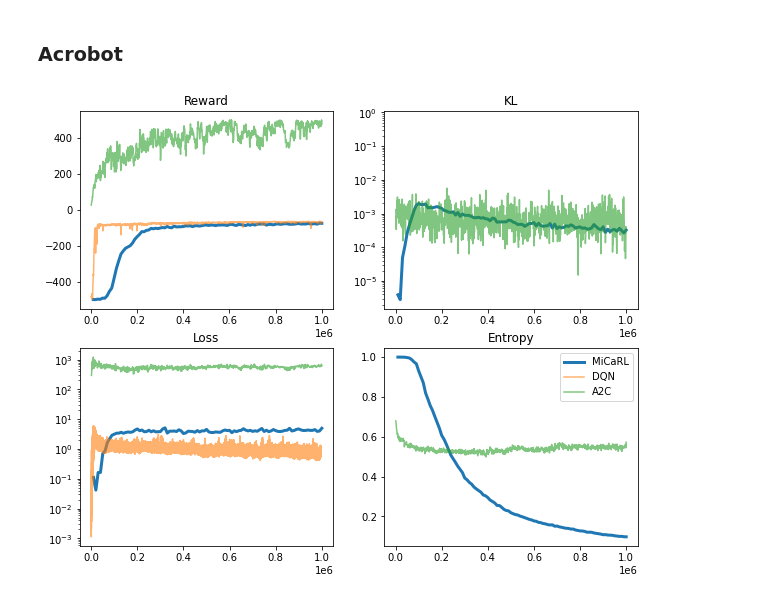
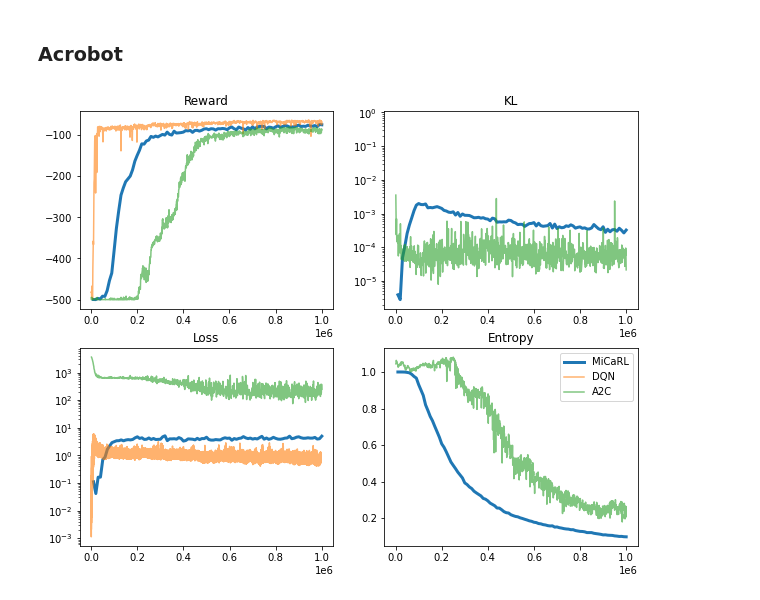
Before and after one commit to riccardodv/MirrorRL, a Jupyter notebook: analyse.ipynb, the cells around one changed output. Cells and saved outputs as stored; diff of their text form; code cells hidden in the pictures.

```diff
--- a/analyse.ipynb
+++ b/analyse.ipynb
@@ -718,9 +717,9 @@ def plot_agents_comparison(path, time = False, choose_nb = 50):
 ### Acrobot
 # %%
 path1 = "ray_results/run_2022-05-22_21-51-02/"
-path2 = "results/solving_cartpole/a2c_cartpole/22/manager_data"
+path2 = "results/solving_acrobot/a2c_cartpole/2/manager_data"
 path3 = "results/solving_acrobot/dqn_acrobot/1/manager_data"
 plot_agents_comparison([path1,path2, path3])
-plt.savefig("./Figures/all_plots.png")
+plt.savefig("./Figures/all_agents_acrobot.png")
 # %% [output]
-[figure, old version]
+[figure, new version]
```
Also changed, not shown: parts of 2 cells of this notebook, 3 other files.
